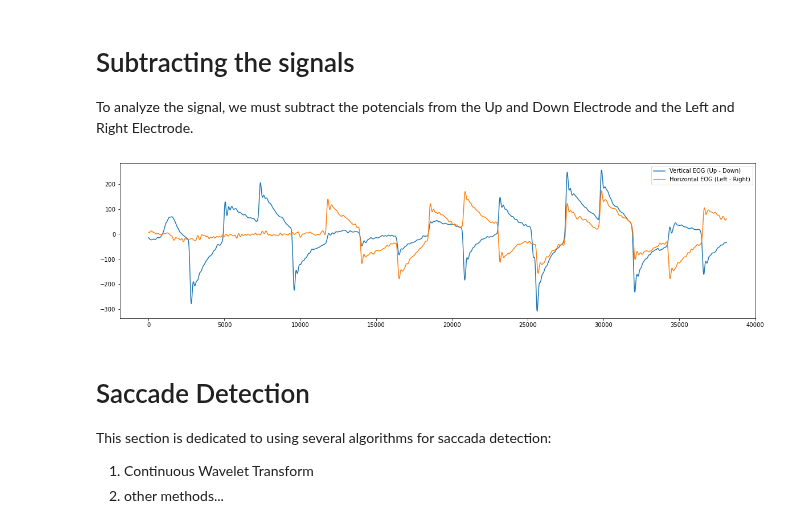
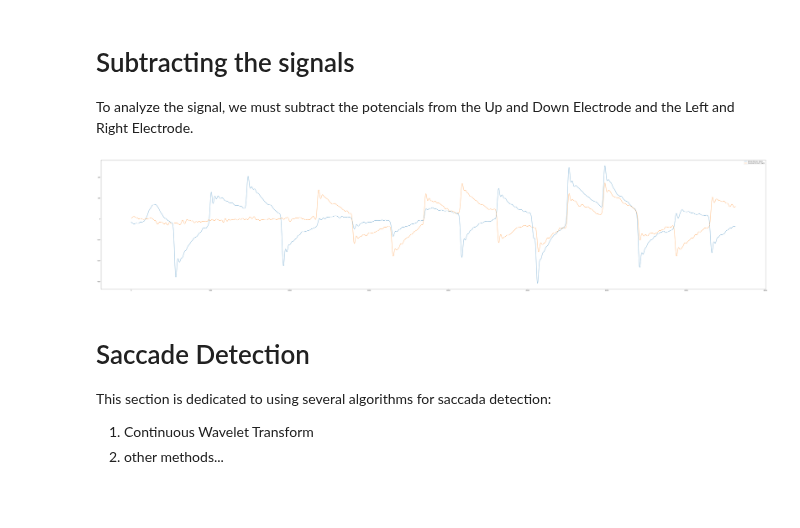
Before and after one commit to RicardoCQB/enac-eog-analysis, a Jupyter notebook: src/readEOG.ipynb, the cells around one changed output. Drawn from its saved outputs; the diff is of its cells as text; code cells hidden in the pictures; blank space fills up the shorter version.

```diff
--- a/src/readEOG.ipynb
+++ b/src/readEOG.ipynb
@@ -102,29 +99,26 @@ plt.show()
 To analyze the signal, we must subtract the potencials from the Up and Down Electrode and the Left and Right Electrode.
 # %%
 # Subtraction of the signals
-#print(eyesDataFiltered2)
 leftElec = eyesDataFiltered3[0]
 rightElec = eyesDataFiltered3[1]
 upElec = eyesDataFiltered3[2]
 downElec = eyesDataFiltered3[3]
 
-#print(upElec,downElec,leftElec,rightElec)
-
 verticalEOG = np.subtract(upElec, downElec)
 horizontalEOG = np.subtract(leftElec, rightElec)
 
-sampleVert = verticalEOG[minD : maxD ]
-sampleHor = horizontalEOG[minD : maxD ]
+sampleVert = verticalEOG[calibrationStart : calibrationEnd]
+sampleHor = horizontalEOG[calibrationStart : calibrationEnd]
 
-plt.figure( figsize=( 20, 5 ) )
+plt.figure( figsize=( 100, 20 ) )
 
 plt.plot(sampleVert)
 plt.plot(sampleHor)
 labels = ['Vertical EOG (Up - Down)', 'Horizontal EOG (Left - Right)']
 plt.legend(labels)
 plt.show()
 # %% [output]
-[figure, old version]
+[figure, new version]
 # %% [markdown]
 # Saccade Detection
 
```
Also changed, not shown: parts of 2 cells of this notebook, 1 other file.
